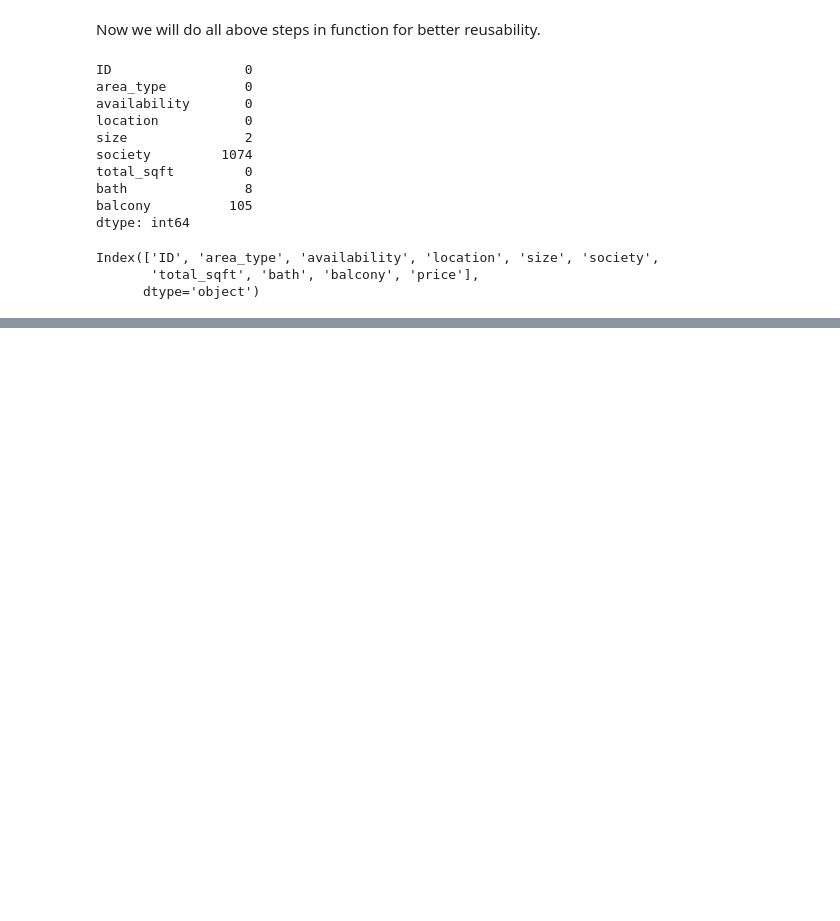
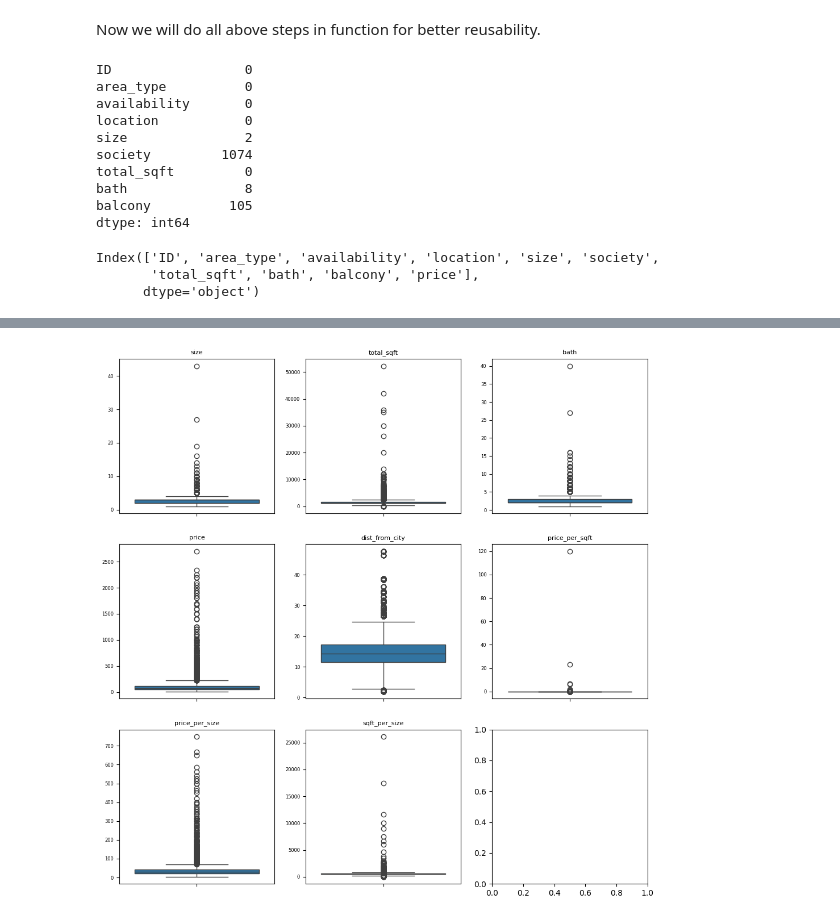
Before and after one commit to hegde-shashi/ML-Project, a Jupyter notebook: House_Price_Prediction.ipynb, the cells around one changed output, grey strips where cells are left out. Drawn from its saved outputs; the diff is of its cells as text; code cells hidden in the pictures; blank space fills up the shorter version.

```diff
--- a/House_Price_Prediction.ipynb
+++ b/House_Price_Prediction.ipynb
@@ -574,0 +899,13 @@ False
+# %%
+def get_size_value(x):
+    """Return numeric size: '1 RK' -> 0, '2 BHK' -> 2, NaN -> np.nan"""
+    if pd.isna(x):
+        return np.nan
+    s = str(x).strip().lower()
+    # handle RK
+    if 'rk' in s:
+        return 0
+    m = re.match(r"^(\d+)", s)
+    if m:
+        return int(m.group(1))
+    return np.nan
@@ -574,0 +1123,17 @@ False
+# %%
+num_df = train_df_copy.select_dtypes(exclude='object')
+
+fig, axes = plt.subplots(3, 3, figsize=(12,12))
+axes = axes.flatten()
+
+for i, val in enumerate(num_df.columns):
+    ax = axes[i]
+    sns.boxplot(num_df[val], ax=ax)
+    ax.tick_params(axis='x', labelsize=6)
+    ax.tick_params(axis='y', labelsize=6)
+    ax.set_title(val, fontsize=8)
+    ax.set_xlabel("")
+    ax.set_ylabel("")
+plt.show()
+# %% [output]
+[figure, added]
```
Also changed, not shown: parts of 126 cells of this notebook, 9 other files.
